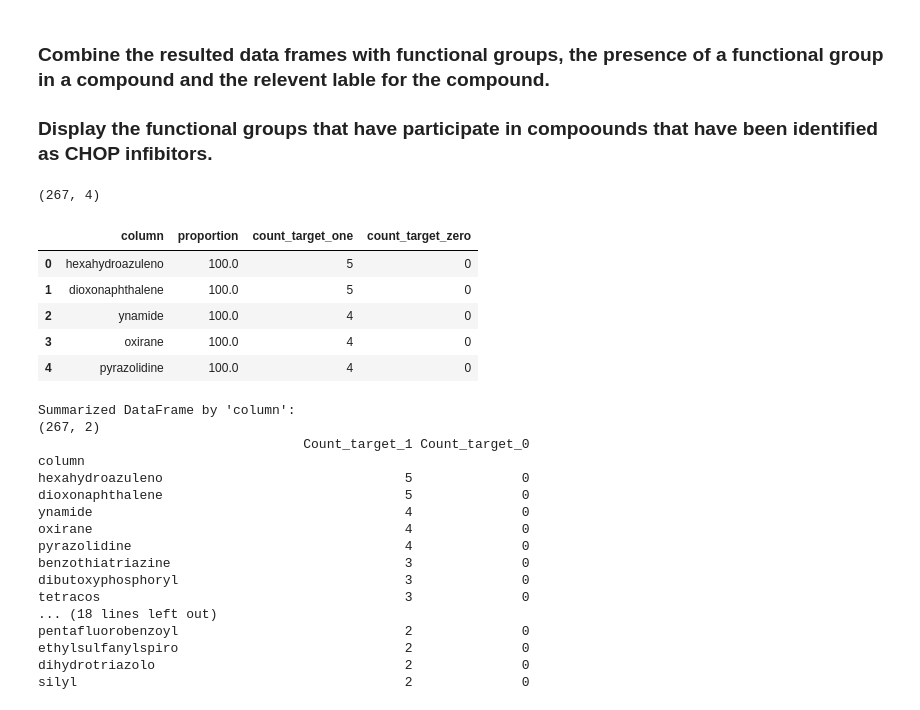
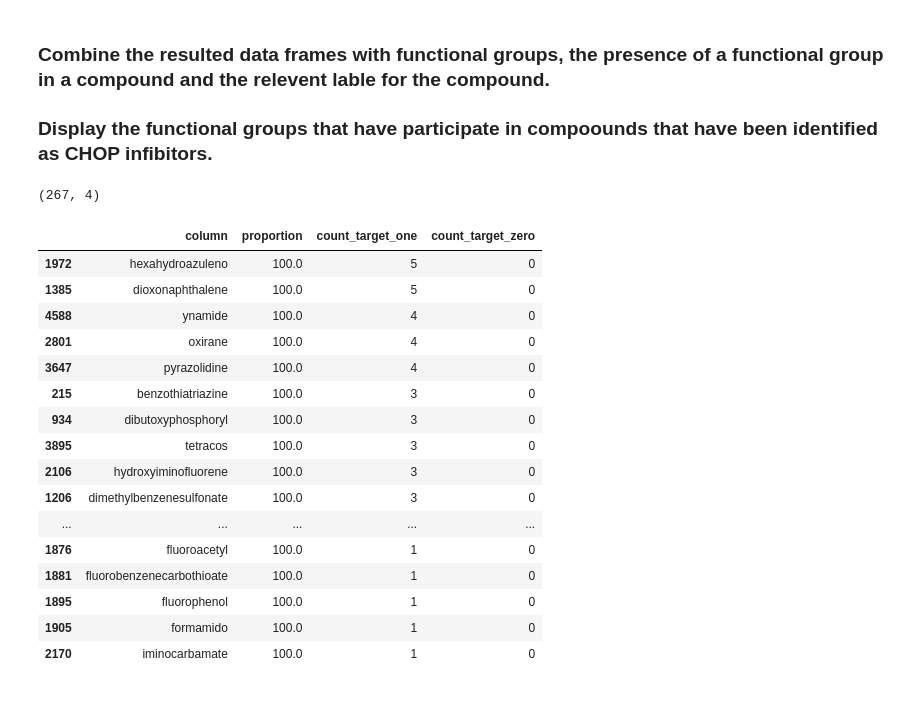
Before and after one commit to articlesmli/NMR_ML_CHOP, a Jupyter notebook: 9.5.CHOP_group_all_dfs.ipynb, the cells around one changed output. Drawn from its saved outputs; the diff is of its cells as text; code cells hidden in the pictures.

```diff
--- a/9.5.CHOP_group_all_dfs.ipynb
+++ b/9.5.CHOP_group_all_dfs.ipynb
@@ -4,64 +4,41 @@
 # %%
 import pandas as pd
 import numpy as np
 
 # Upload data frames
 df1 = pd.read_csv('functional_groups_from_df1.csv', index_col=[0])
-df2 = pd.read_csv('functional_groups_from_df2.csv', index_col=[0])
-df3 = pd.read_csv('functional_groups_from_df3.csv', index_col=[0])
-df4 = pd.read_csv('functional_groups_from_df4.csv', index_col=[0])
+# df2 = pd.read_csv('functional_groups_from_df2.csv', index_col=[0]) empty df
+# df3 = pd.read_csv('functional_groups_from_df3.csv', index_col=[0]) empty df
+# df4 = pd.read_csv('functional_groups_from_df4.csv', index_col=[0]) emprty df
 
-# Create a list with the data frames
-list_of_dataframes = [df1, df2, df3, df4]
+# #Create a list with the data frames
+# list_of_dataframes = [df1, df2, df3, df4]
 
-# Concatenate the data frames
-combined_df = pd.concat(list_of_dataframes, ignore_index=True)
+# # Concatenate the data frames
+# combined_df = pd.concat(list_of_dataframes, ignore_index=True)
 
 # Display the data frame
-print(combined_df.shape)
-combined_df.head()
+pd.set_option('display.max_rows', None)  # display all rows
+print(df1.shape)
+df1.head(267)
 # %% [output]
 (267, 4)
 |  | column | proportion | count_target_one | count_target_zero |
-| 0 | hexahydroazuleno | 100.0 | 5 | 0 |
-| 1 | dioxonaphthalene | 100.0 | 5 | 0 |
-| 2 | ynamide | 100.0 | 4 | 0 |
-| 3 | oxirane | 100.0 | 4 | 0 |
-| 4 | pyrazolidine | 100.0 | 4 | 0 |
+| 1972 | hexahydroazuleno | 100.0 | 5 | 0 |
+| 1385 | dioxonaphthalene | 100.0 | 5 | 0 |
+| 4588 | ynamide | 100.0 | 4 | 0 |
+| 2801 | oxirane | 100.0 | 4 | 0 |
+| 3647 | pyrazolidine | 100.0 | 4 | 0 |
+| 215 | benzothiatriazine | 100.0 | 3 | 0 |
+| 934 | dibutoxyphosphoryl | 100.0 | 3 | 0 |
+| 3895 | tetracos | 100.0 | 3 | 0 |
+| 2106 | hydroxyiminofluorene | 100.0 | 3 | 0 |
+| 1206 | dimethylbenzenesulfonate | 100.0 | 3 | 0 |
+| ... | ... | ... | ... | ... |
+| 1876 | fluoroacetyl | 100.0 | 1 | 0 |
+| 1881 | fluorobenzenecarbothioate | 100.0 | 1 | 0 |
+| 1895 | fluorophenol | 100.0 | 1 | 0 |
+| 1905 | formamido | 100.0 | 1 | 0 |
+| 2170 | iminocarbamate | 100.0 | 1 | 0 |
-# %%
-# Find similar rows in 'column'
-group_by_column = 'column'
-
-# Define the aggregations, specifying the aggregations
-summarized_values = combined_df.groupby(group_by_column).agg(
-    Count_target_1=('count_target_one', 'sum'),           # Sum of target 1 for each Analyzed_Column
-    Count_target_0=('count_target_zero', 'sum'),          # Sum of target 2 for each Analyzed_Column
-)
-
-# Organise a descending order
-df_sorted_desc = summarized_values.sort_values(by='Count_target_1', ascending=False)
-
-# Display the result
-print(f"\nSummarized DataFrame by '{group_by_column}':")
-print(df_sorted_desc.shape)
-print(df_sorted_desc.head(30))
-# %% [output]
-Summarized DataFrame by 'column':
-(267, 2)
-                                  Count_target_1 Count_target_0
-column
-hexahydroazuleno                               5              0
-dioxonaphthalene                               5              0
-ynamide                                        4              0
-oxirane                                        4              0
-pyrazolidine                                   4              0
-benzothiatriazine                              3              0
-dibutoxyphosphoryl                             3              0
-tetracos                                       3              0
-... (18 lines left out)
-pentafluorobenzoyl                             2              0
-ethylsulfanylspiro                             2              0
-dihydrotriazolo                                2              0
-silyl                                          2              0
 # %%
 df1 = pd.read_csv('df1_for_final.csv', index_col=[0])
```
Also changed, not shown: parts of 2 cells of this notebook.
